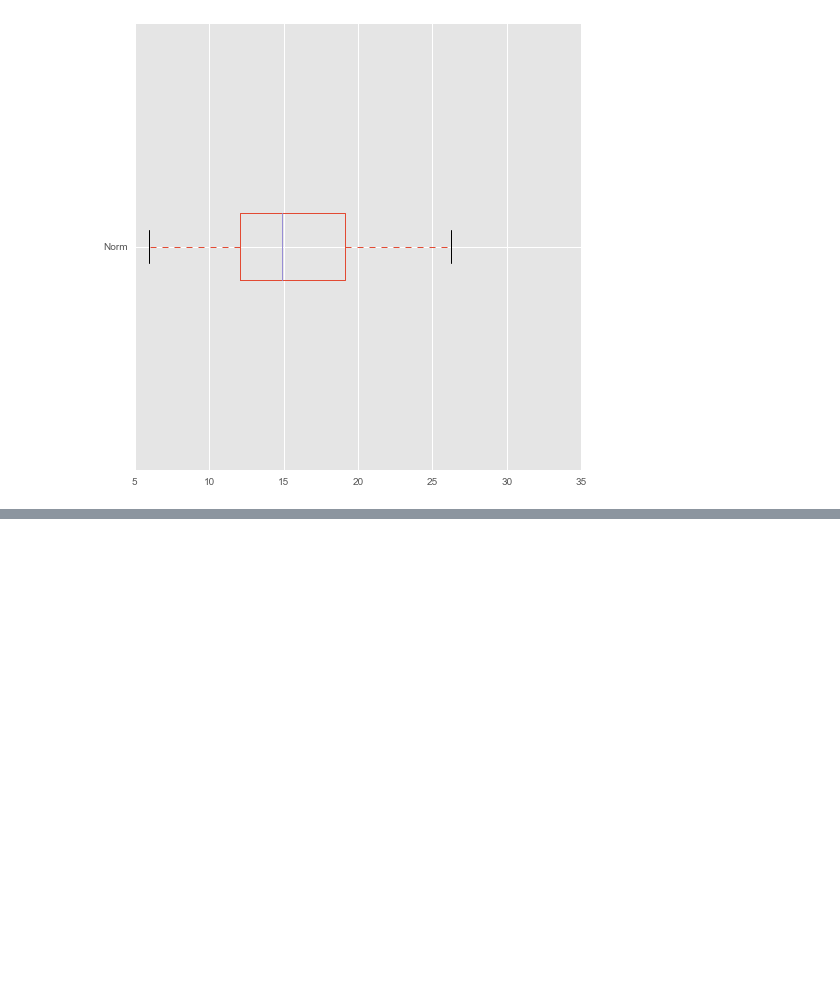
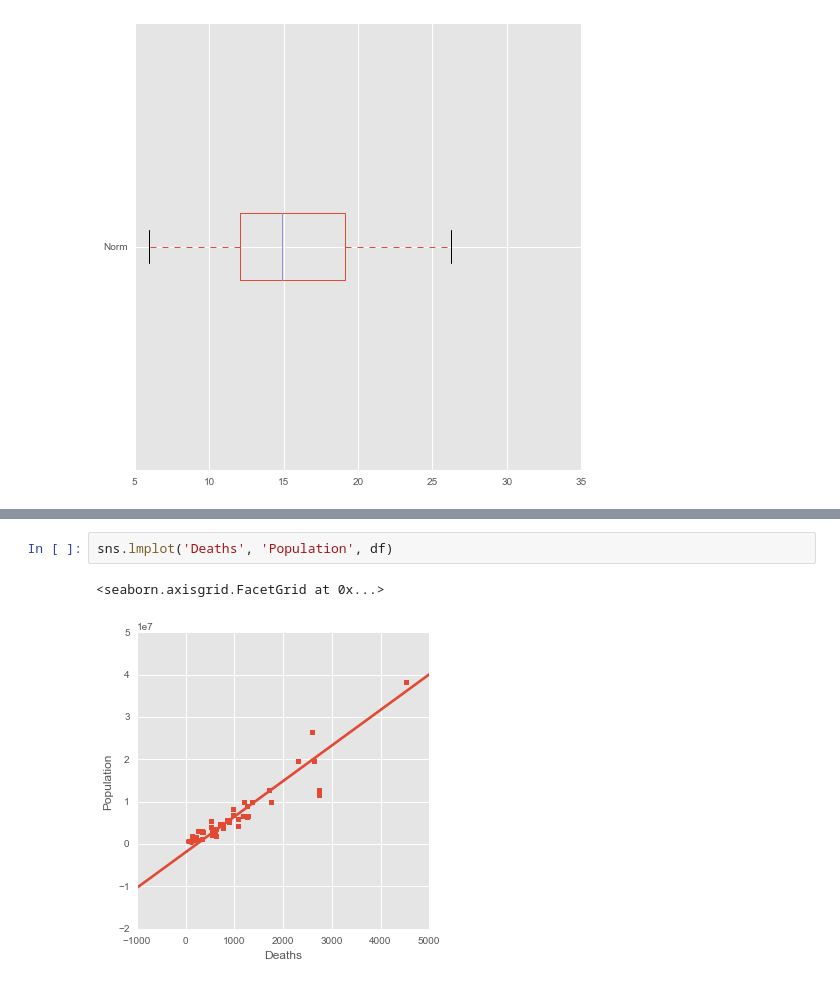
Before and after one commit to Manny1995/COEN-281-Final-Project, a Jupyter notebook: Python/COEN281_Project.ipynb, the cells around one changed output, grey strips where cells are left out. Saved outputs shown, nothing was run; the diff lists cells and outputs as text; blank space fills up the shorter version.

```diff
--- a/Python/COEN281_Project.ipynb
+++ b/Python/COEN281_Project.ipynb
@@ -189,0 +219,5 @@ KeyError: 'Gender'
+# %%
+sns.lmplot('Deaths', 'Population', df)
+# %% [output]
+<seaborn.axisgrid.FacetGrid at 0x...>
+[figure, added]
```
Also changed, not shown: parts of 46 cells of this notebook, 5 other files.
